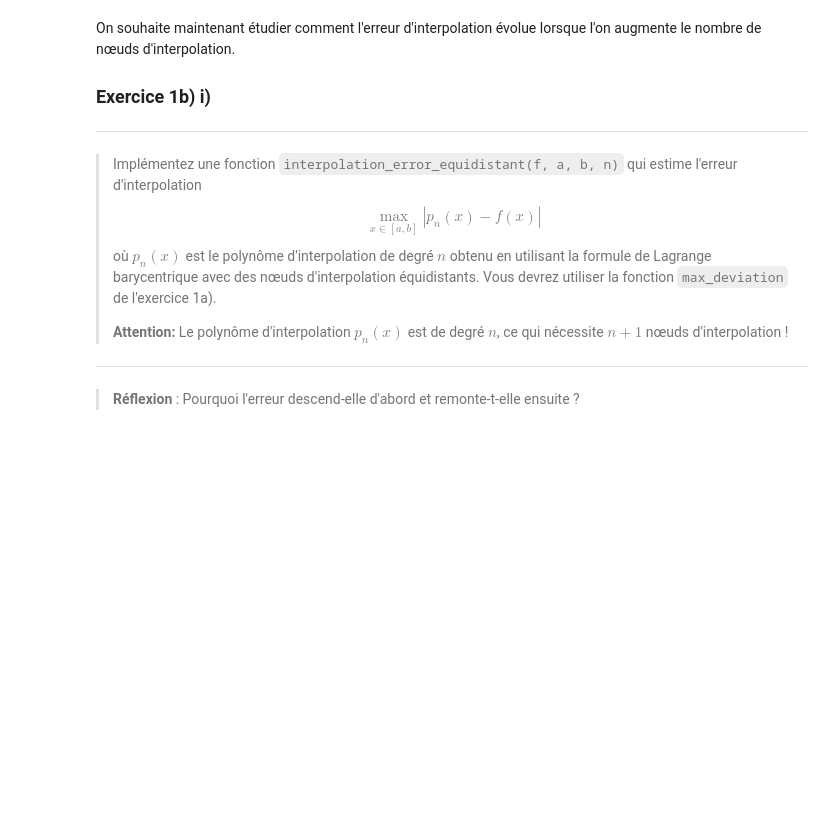
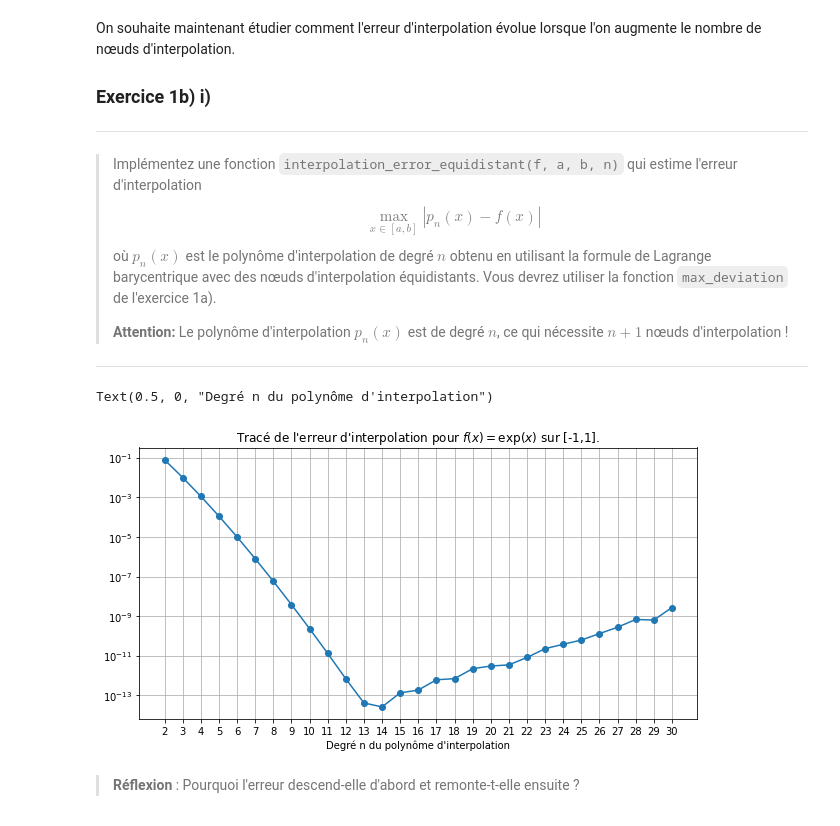
Before and after one commit to David-Kyrat/12M040-AnaNum-TPs, a Jupyter notebook: TP02.ipynb, the cells around one changed output. Drawn from its saved outputs; the diff is of its cells as text; code cells hidden in the pictures; blank space fills up the shorter version.

```diff
--- a/TP02.ipynb
+++ b/TP02.ipynb
@@ -26,12 +26,18 @@ import matplotlib.pyplot as plt
 import numpy as np
 
 
-def max_deviation(f, g, a, b):
-    """Renvoie la déviation maximale de f sur [a,b] par rapport à g"""
+def max_deviation(f, g = lambda x: 0, a=-1, b=1):
+    """Renvoie la déviation maximale de f sur [a,b] par rapport à g.
+       By default, return ||f||_{∞}
+       g (optional): function to compute distance (|f-g|) with, (by default g is the 0 function)
+       a (optional): default to -1
+       b (optional): default to 1. (Both define the interval [a,b] to compute max over)
+    """
     # VOTRE CODE ICI
-    nb_points = 1000
+    nb_points = 5000
     def_set = np.linspace(a, b, num=nb_points)
-    return np.max([np.abs(f(x) - g(x)) for x in def_set])
+    return np.max([np.abs(f(x) - g(x)) for x in def_set]) if g != (lambda x: 0) else np.max([np.abs(f(x)) for x in def_set])
+    # specify both case to avoid rounding error when substracting by 0
 # %%
 def test_max_deviation():
     f = np.sin
@@ -111,6 +117,15 @@ def interpolation_error_equidistant(f, a, b, n):
     en utilisant des noeuds équidistants.
     """
     # VOTRE CODE ICI
+    nodes = np.linspace(a,b, num=n+1)
+    yis = f(nodes) #np.array([f(x) for x in nodes])
+    #print(yis)
+    poly = BarycentricInterpolator(nodes, yis)
+    return max_deviation(f, poly, a, b)
+
+
+
+#
 # %%
 def test_interpolation_error_equidistant():
     error4 = interpolation_error_equidistant(np.sin, -1, 1, 4)
@@ -137,17 +152,24 @@ test_interpolation_error_equidistant()
 # %%
 plt.figure(figsize=(10, 5))
 plt.title("Tracé de l'erreur d'interpolation pour $f(x) = \exp(x)$ sur [-1,1].")
 
 results = []
 n_vals = np.arange(2, 31)
-for n in n_vals:
-    results.append(interpolation_error_equidistant(np.exp, -1, 1, n))
+#for n in n_vals:
+#    results.append(interpolation_error_equidistant(np.exp, -1, 1, n))
+results = [interpolation_error_equidistant(np.exp, -1, 1, n) for n in n_vals]
+
 plt.plot(n_vals, results, "o-")
 
 plt.xticks(n_vals)
 plt.yscale("log")
 plt.grid()
 plt.xlabel("Degré n du polynôme d'interpolation")
+
+#
+# %% [output]
+Text(0.5, 0, "Degré n du polynôme d'interpolation")
+[figure, added]
 # %% [markdown]
 > **Réflexion** : Pourquoi l'erreur descend-elle d'abord et remonte-t-elle ensuite ?
 # %% [markdown]
```
Also changed, not shown: parts of 29 cells of this notebook, 1 other file.
